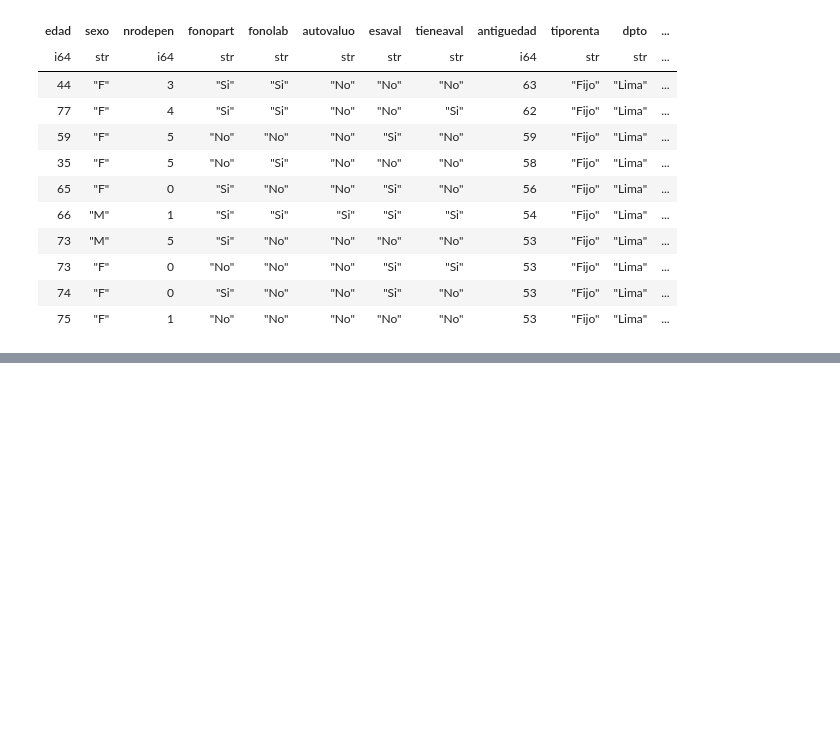
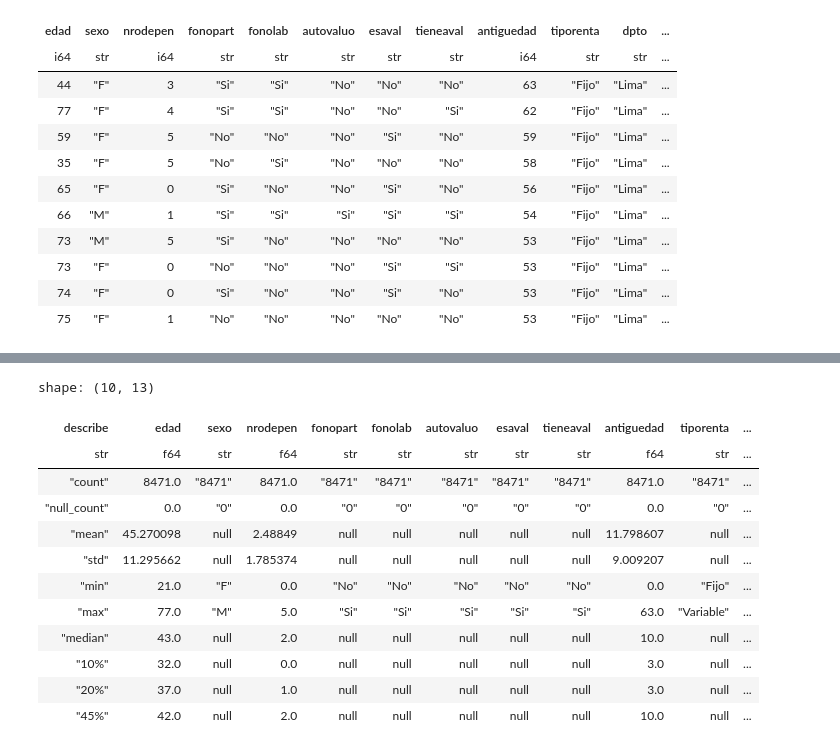
Before and after one commit to LuisDiaz1/Parcial, a Jupyter notebook: Parcial_LPII.ipynb, the cells around one changed output, grey strips where cells are left out. Cells and saved outputs as stored; diff of their text form; code cells hidden in the pictures; blank space fills up the shorter version.

Commit message:
se agrego la funcion pl.describe()

```diff
--- a/Parcial_LPII.ipynb
+++ b/Parcial_LPII.ipynb
@@ -398,0 +429,16 @@ shape: (8_471, 13)
+# %%
+data.describe(percentiles=[0.1,0.2,0.45]) # nos muestras los percentiles 10, 20 y 45
+# %% [output]
+shape: (10, 13)
+| describe | edad | sexo | nrodepen | fonopart | fonolab | autovaluo | esaval | tieneaval | antiguedad | tiporenta | ... |
+| str | f64 | str | f64 | str | str | str | str | str | f64 | str | ... |
+| "count" | 8471.0 | "8471" | 8471.0 | "8471" | "8471" | "8471" | "8471" | "8471" | 8471.0 | "8471" | ... |
+| "null_count" | 0.0 | "0" | 0.0 | "0" | "0" | "0" | "0" | "0" | 0.0 | "0" | ... |
+| "mean" | 45.270098 | null | 2.48849 | null | null | null | null | null | 11.798607 | null | ... |
+| "std" | 11.295662 | null | 1.785374 | null | null | null | null | null | 9.009207 | null | ... |
+| "min" | 21.0 | "F" | 0.0 | "No" | "No" | "No" | "No" | "No" | 0.0 | "Fijo" | ... |
+| "max" | 77.0 | "M" | 5.0 | "Si" | "Si" | "Si" | "Si" | "Si" | 63.0 | "Variable" | ... |
+| "median" | 43.0 | null | 2.0 | null | null | null | null | null | 10.0 | null | ... |
+| "10%" | 32.0 | null | 0.0 | null | null | null | null | null | 3.0 | null | ... |
+| "20%" | 37.0 | null | 1.0 | null | null | null | null | null | 3.0 | null | ... |
+| "45%" | 42.0 | null | 2.0 | null | null | null | null | null | 10.0 | null | ... |
```
Also changed, not shown: parts of 4 cells of this notebook.
